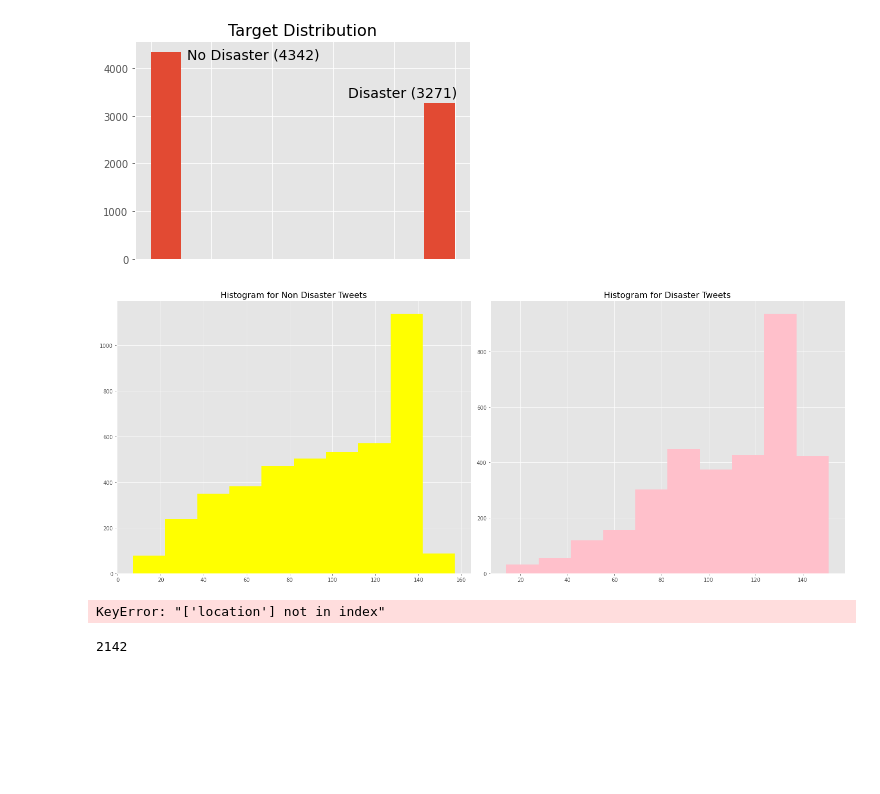
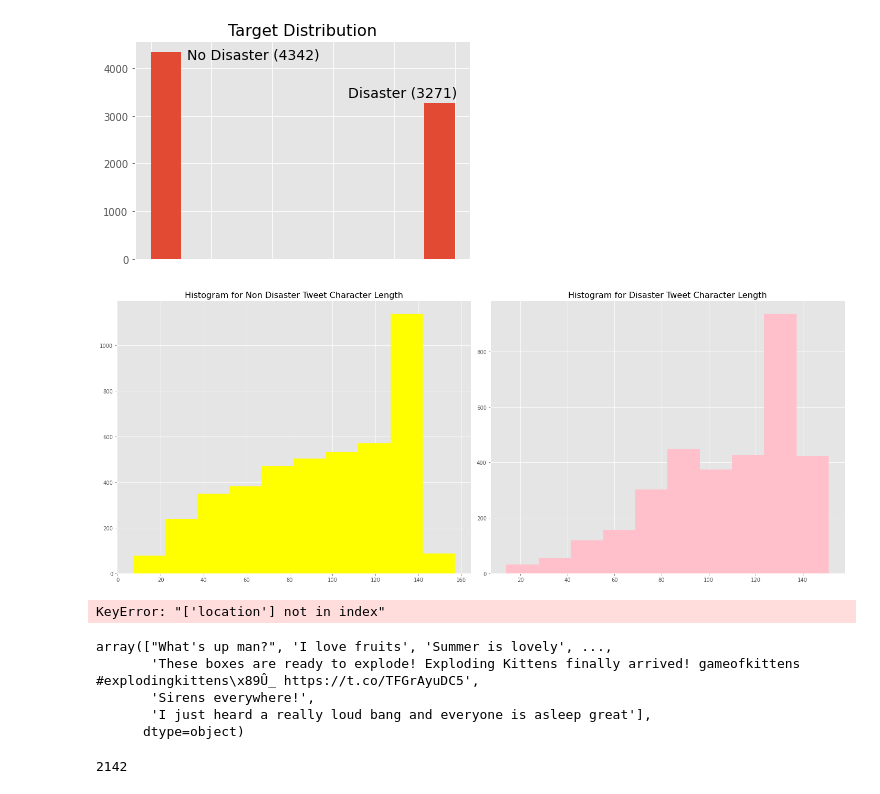
Before and after one commit to rghosh8/capstone-2, a Jupyter notebook: notebooks/preprocessing.ipynb, the cells around one changed output. Cells and saved outputs as stored; diff of their text form; code cells hidden in the pictures; blank space fills up the shorter version.

```diff
--- a/notebooks/preprocessing.ipynb
+++ b/notebooks/preprocessing.ipynb
@@ -99,23 +99,23 @@ no_dis_mean=np.mean([len(i) for i in train_df_0['text']])
 # %%
 fig, ax = plt.subplots(1,2, figsize=(20, 8))
 #non disaster tweets
 ax[0].hist([len(i) for i in train_df_0['text']], color= "yellow")
-ax[0].set_title('Histogram for Non Disaster Tweet Character Le', fontsize=16);
+ax[0].set_title('Histogram for Non Disaster Tweet Character Length', fontsize=16);
 
 # ax[0].axhline(no_dis_mean, 0,100, linewidth=4, color='k', ls='--')
 # ax[0].set_ylabel('Word Count per Tweet')
 # ax[0].set_xlabel('Tweet Index')
 # ax[0].text(1000,100,f'avg tweet length={int(round(no_dis_mean,0))}', fontsize=18)
 #disaster tweets
 ax[1].hist([len(i) for i in train_df_1['text']], color= "pink")
 ax[1].set_title('Histogram for Disaster Tweet Character Length', fontsize=16)
 # ax[1].axhline(dis_mean, 0,100, linewidth=4, color='k', ls='--')
 # ax[1].text(1000,112,f'avg tweet length={int(round(dis_mean,0))}', fontsize=18)
 # ax[1].set_xlabel('Tweet Index')
 plt.tight_layout()
 plt.savefig('../images/avg_tweet_len.png')
 # %% [output]
-[figure, old version]
+[figure, new version]
 # %%
 import collections
 # collections.Counter(train_df[train_df["target"] == 1]["text"].values[1])
@@ -125,6 +125,14 @@ Sig(train_df, 'location','target').testing(stats.mannwhitneyu)
 KeyError: "['location'] not in index"
 # %%
 train_df_1 = train_df[(train_df['target']==1)]
+# %%
+train_df_0['text'].values
+# %% [output]
+array(["What's up man?", 'I love fruits', 'Summer is lovely', ...,
+       'These boxes are ready to explode! Exploding Kittens finally arrived! gameofkittens #explodingkittens\x89Û_ https://t.co/TFGrAyuDC5',
+       'Sirens everywhere!',
+       'I just heard a really loud bang and everyone is asleep great'],
+      dtype=object)
 # %%
 location0_=train_df_0.location
 location0_=location0_.dropna()
```
Also changed, not shown: 1 other file.
